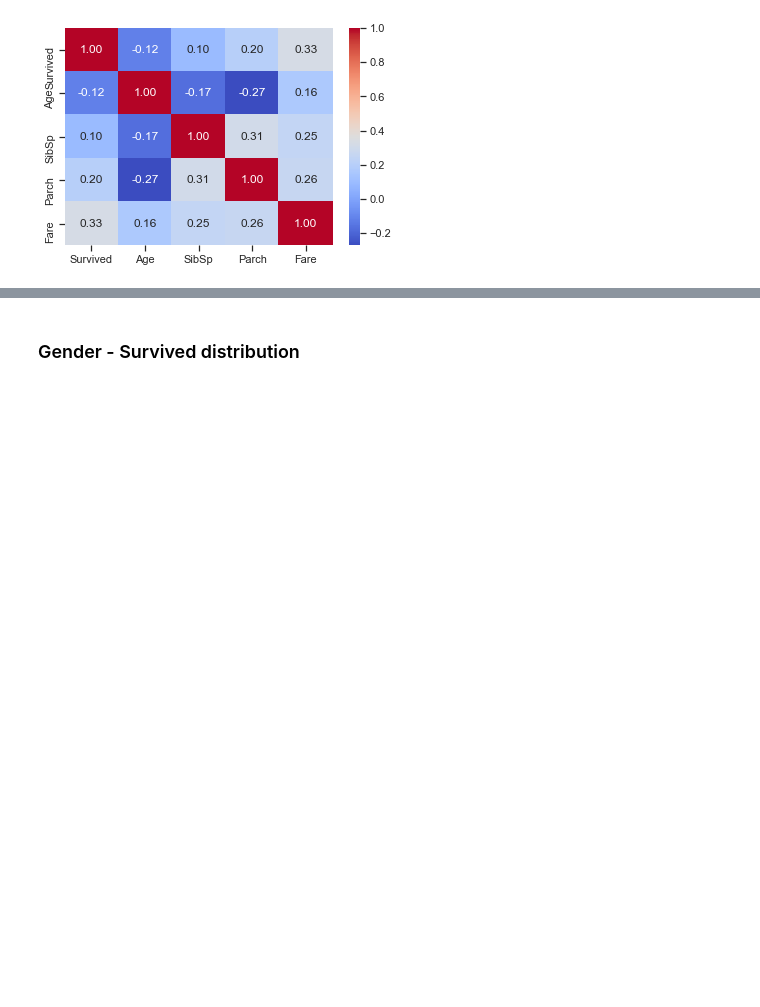
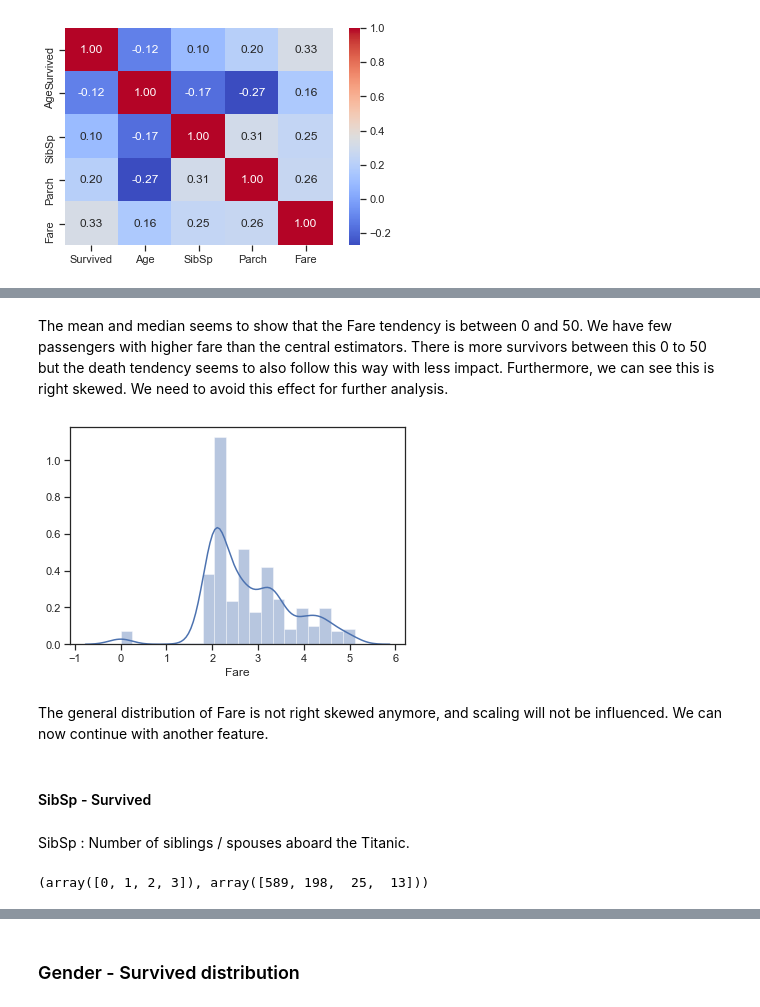
Before and after one commit to s3bc40/kaggle_competitions, a Jupyter notebook: titanic/Titanic feature engineering.ipynb, the cells around one changed output, grey strips where cells are left out. Drawn from its saved outputs; the diff is of its cells as text; code cells hidden in the pictures; blank space fills up the shorter version.

```diff
--- a/titanic/Titanic feature engineering.ipynb
+++ b/titanic/Titanic feature engineering.ipynb
@@ -202,0 +260,22 @@ sns.heatmap(
+# %% [markdown]
+The mean and median seems to show that the Fare tendency is between 0 and 50. We have few passengers with higher fare than the central estimators. There is more survivors between this 0 to 50 but the death tendency seems to also follow this way with less impact. Furthermore, we can see this is right skewed. We need to avoid this effect for further analysis.
+# %%
+# Log of Fare
+train_ot['Fare'] = train_ot['Fare'].apply(lambda x: np.log(x) if x > 0 else 0)
+# %%
+# Log distribution
+sns.distplot(train_ot['Fare'])
+plt.show()
+# %% [output]
+[figure, added]
+# %% [markdown]
+The general distribution of Fare is not right skewed anymore, and scaling will not be influenced. We can now continue with another feature.
+# %% [markdown]
+#### SibSp - Survived
+# %% [markdown]
+SibSp : Number of siblings / spouses aboard the Titanic.
+# %%
+# Estimates locations of targets labels
+np.unique(train_ot['SibSp'], return_counts=True)
+# %% [output]
+(array([0, 1, 2, 3]), array([589, 198,  25,  13]))
```
Also changed, not shown: parts of 14 cells of this notebook.
